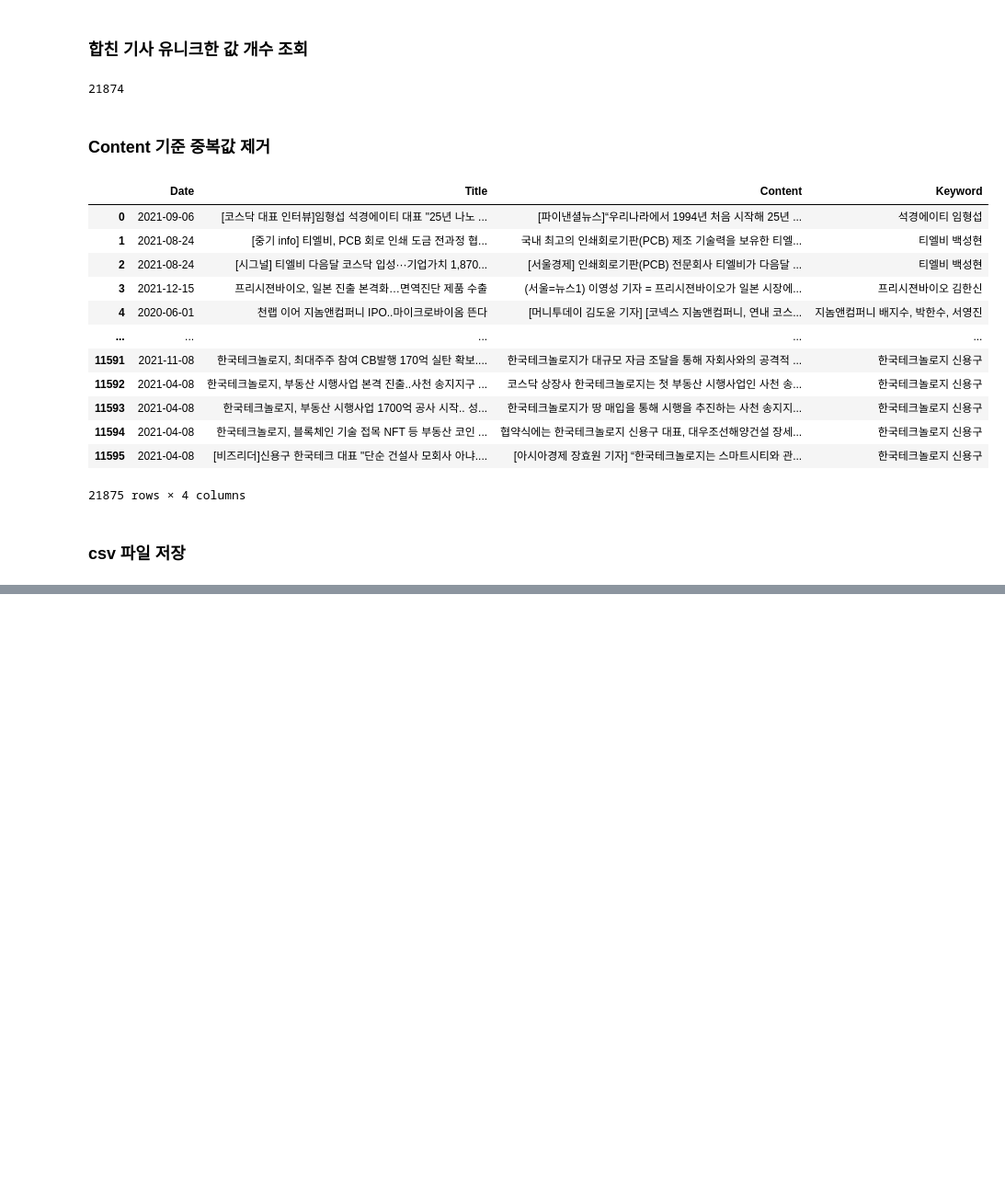
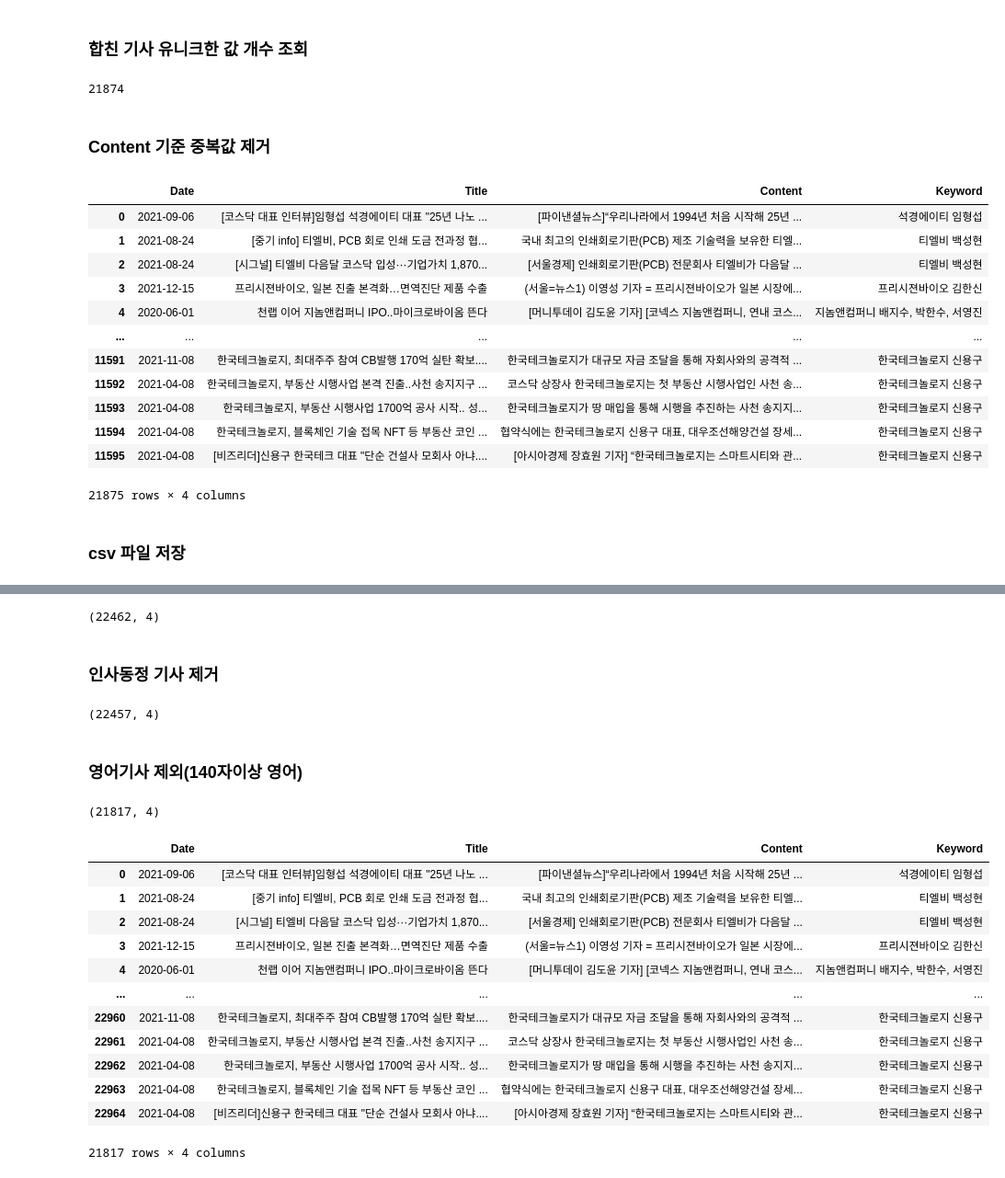
Before and after one commit to March-of-the-Ants/ESG-Rating-System, a Jupyter notebook: preprocessing/news/NEWS_Preprocessing.ipynb, the cells around one changed output, grey strips where cells are left out. Shown at 92% size. Cells and saved outputs as stored; diff of their text form; code cells hidden in the pictures; blank space fills up the shorter version.

```diff
--- a/preprocessing/news/NEWS_Preprocessing1.ipynb
+++ b/preprocessing/news/NEWS_Preprocessing.ipynb
@@ -305,0 +303,9 @@ total_news.to_csv("total_news.csv", index = False)
+# %%
+import re
+import numpy as np
+import pandas as pd
+import string
+
+df = pd.read_csv('total_news.csv')
+
+df.shape
@@ -305,0 +316,58 @@ total_news.to_csv("total_news.csv", index = False)
+# %%
+df = df[~df['Content'].isnull()]
+df.shape
+# %% [output]
+(22462, 4)
+# %% [markdown]
+### 인사동정 기사 제거
+# %%
+# 인사동정 기사 제거
+df = df[
+        ~df['Content'].str.contains('오늘의 인사')
+        & ~df['Content'].str.contains('\[인사\]')
+        & ~df['Content'].str.contains('일 인사')
+        & ~df['Content'].str.contains('\[부고\]')
+        ]
+df.shape
+# %% [output]
+(22457, 4)
+# %% [markdown]
+### 영어기사 제외(140자이상 영어)
+# %%
+def text_filter(text):
+    import re
+    from string import whitespace, punctuation
+    punct_except_percent = ''.join([chr for chr in punctuation if chr != '%'])
+    whitespace_convert_pattern = re.compile(f'[{whitespace}{punct_except_percent}]+')
+    exclude_pattern = re.compile(r'^[a-zA-Z]*$/;')
+
+    # exclusions = exclude_pattern.findall(text)
+    # print(exclusions)
+    result = whitespace_convert_pattern.sub(' ', text)
+    result = exclude_pattern.sub(' ', result).strip()
+    result = whitespace_convert_pattern.sub(' ', result)
+    return result
+
+# df['text'] = df[df['Content'].map(text_filter).str.len() > 140]
+# df['text'].shape
+
+df = df[df['Content'].map(text_filter).str.len() > 140]
+df.shape
+# %% [output]
+(21817, 4)
+# %%
+df
+# %% [output]
+|  | Date | Title | Content | Keyword |
+| 0 | 2021-09-06 | [코스닥 대표 인터뷰]임형섭 석경에이티 대표 "25년 나노 ... | [파이낸셜뉴스]“우리나라에서 1994년 처음 시작해 25년 ... | 석경에이티 임형섭 |
+| 1 | 2021-08-24 | [중기 info] 티엘비, PCB 회로 인쇄 도금 전과정 협... | 국내 최고의 인쇄회로기판(PCB) 제조 기술력을 보유한 티엘... | 티엘비 백성현 |
+| 2 | 2021-08-24 | [시그널] 티엘비 다음달 코스닥 입성···기업가치 1,870... | [서울경제] 인쇄회로기판(PCB) 전문회사 티엘비가 다음달 ... | 티엘비 백성현 |
+| 3 | 2021-12-15 | 프리시젼바이오, 일본 진출 본격화…면역진단 제품 수출 | (서울=뉴스1) 이영성 기자 = 프리시젼바이오가 일본 시장에... | 프리시젼바이오 김한신 |
+| 4 | 2020-06-01 | 천랩 이어 지놈앤컴퍼니 IPO..마이크로바이옴 뜬다 | [머니투데이 김도윤 기자] [코넥스 지놈앤컴퍼니, 연내 코스... | 지놈앤컴퍼니 배지수, 박한수, 서영진 |
+| ... | ... | ... | ... | ... |
+| 22960 | 2021-11-08 | 한국테크놀로지, 최대주주 참여 CB발행 170억 실탄 확보.... | 한국테크놀로지가 대규모 자금 조달을 통해 자회사와의 공격적 ... | 한국테크놀로지 신용구 |
+| 22961 | 2021-04-08 | 한국테크놀로지, 부동산 시행사업 본격 진출..사천 송지지구 ... | 코스닥 상장사 한국테크놀로지는 첫 부동산 시행사업인 사천 송... | 한국테크놀로지 신용구 |
+| 22962 | 2021-04-08 | 한국테크놀로지, 부동산 시행사업 1700억 공사 시작.. 성... | 한국테크놀로지가 땅 매입을 통해 시행을 추진하는 사천 송지지... | 한국테크놀로지 신용구 |
+| 22963 | 2021-04-08 | 한국테크놀로지, 블록체인 기술 접목 NFT 등 부동산 코인 ... | 협약식에는 한국테크놀로지 신용구 대표, 대우조선해양건설 장세... | 한국테크놀로지 신용구 |
+| 22964 | 2021-04-08 | [비즈리더]신용구 한국테크 대표 "단순 건설사 모회사 아냐.... | [아시아경제 장효원 기자] “한국테크놀로지는 스마트시티와 관... | 한국테크놀로지 신용구 |
+21817 rows × 4 columns
```
Also changed, not shown: parts of 18 cells of this notebook.
